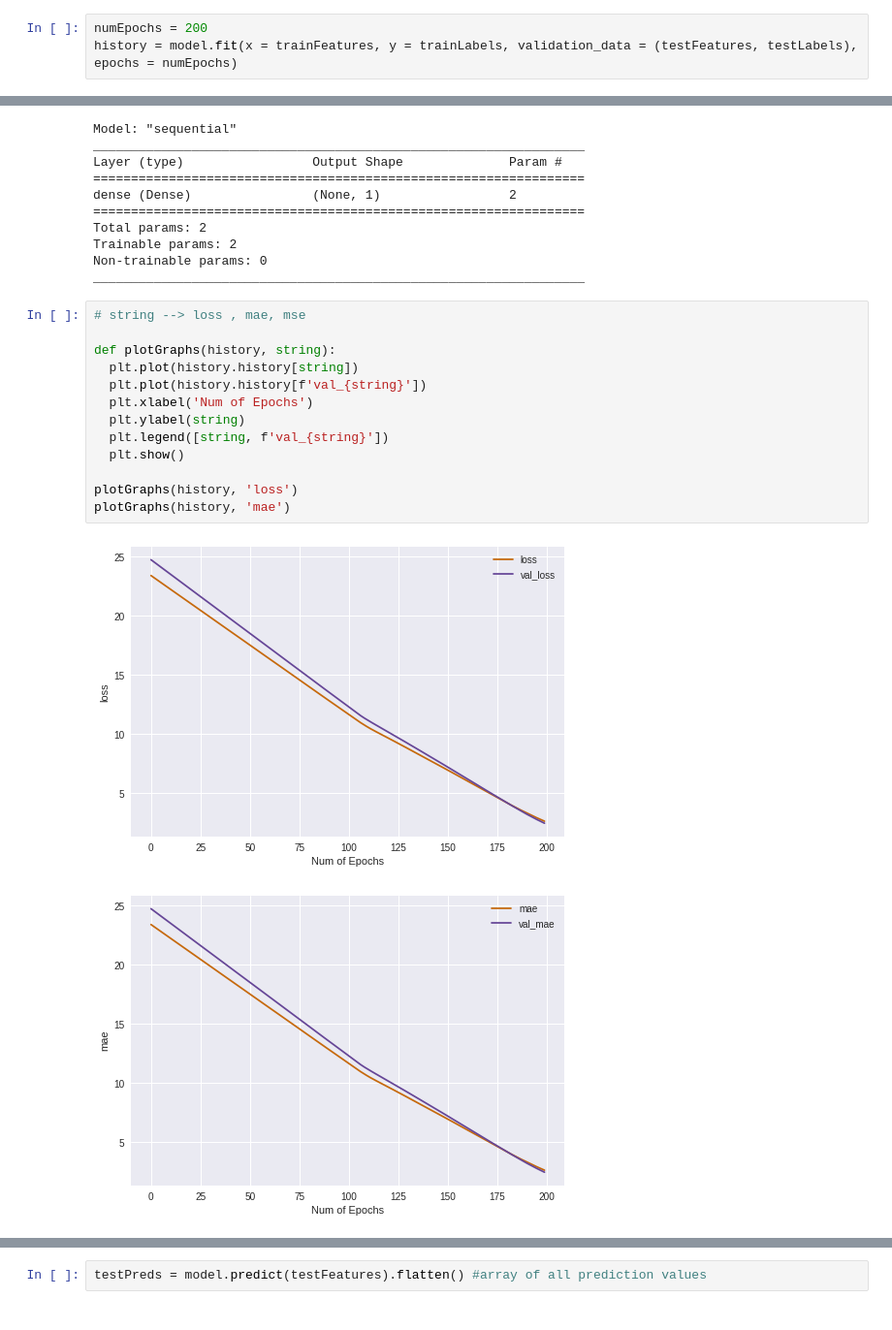
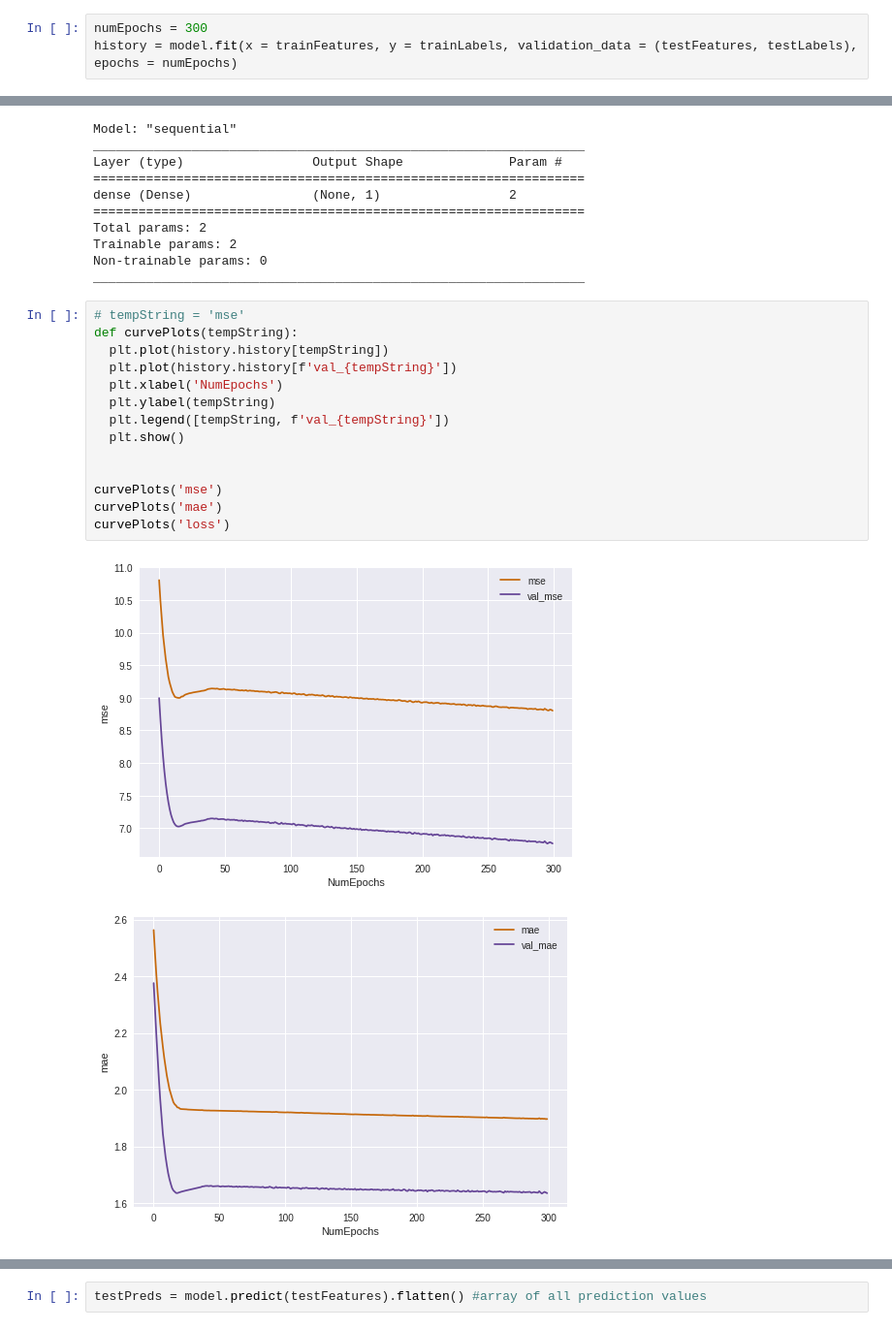
Before and after one commit to shivanishimpi/MLnow_2.0, a Jupyter notebook: 03_LinearRegression/3a_Univariate.ipynb, the cells around one changed output, grey strips where cells are left out. Shown at 97% size. Saved outputs shown, nothing was run; the diff lists cells and outputs as text.

```diff
--- a/03_LinearRegression/3a_Univariate.ipynb
+++ b/03_LinearRegression/3a_Univariate.ipynb
@@ -216,5 +219,5 @@ model.compile(
 )
 # %%
-numEpochs = 200
+numEpochs = 300
 history = model.fit(x = trainFeatures, y = trainLabels, validation_data = (testFeatures, testLabels), epochs = numEpochs)
 # %% [output]
@@ -249,18 +256,19 @@ Trainable params: 2
 Non-trainable params: 0
 _________________________________________________________________
 # %%
-# string --> loss , mae, mse
-
-def plotGraphs(history, string):
-  plt.plot(history.history[string])
-  plt.plot(history.history[f'val_{string}'])
-  plt.xlabel('Num of Epochs')
-  plt.ylabel(string)
-  plt.legend([string, f'val_{string}'])
+# tempString = 'mse'
+def curvePlots(tempString):
+  plt.plot(history.history[tempString])
+  plt.plot(history.history[f'val_{tempString}'])
+  plt.xlabel('NumEpochs')
+  plt.ylabel(tempString)
+  plt.legend([tempString, f'val_{tempString}'])
   plt.show()
 
-plotGraphs(history, 'loss')
-plotGraphs(history, 'mae')
+
+curvePlots('mse')
+curvePlots('mae')
+curvePlots('loss')
 # %% [output]
-[figure, old version]
+[figure, new version]
-[figure, old version]
+[figure, new version]
```
Also changed, not shown: parts of 12 cells of this notebook.
